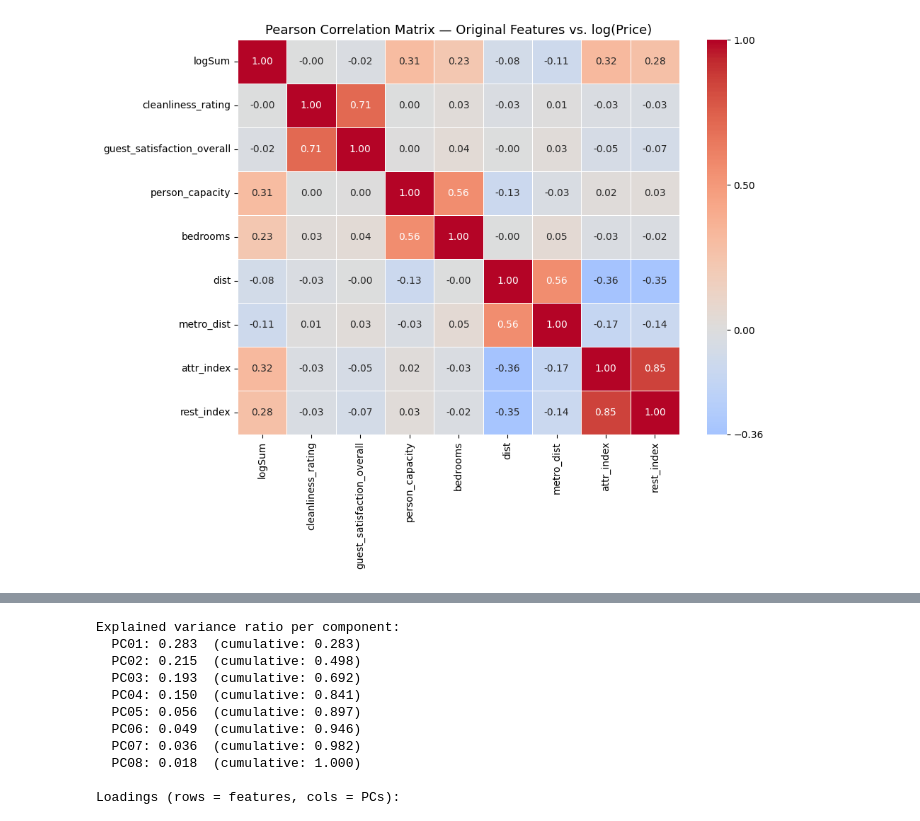
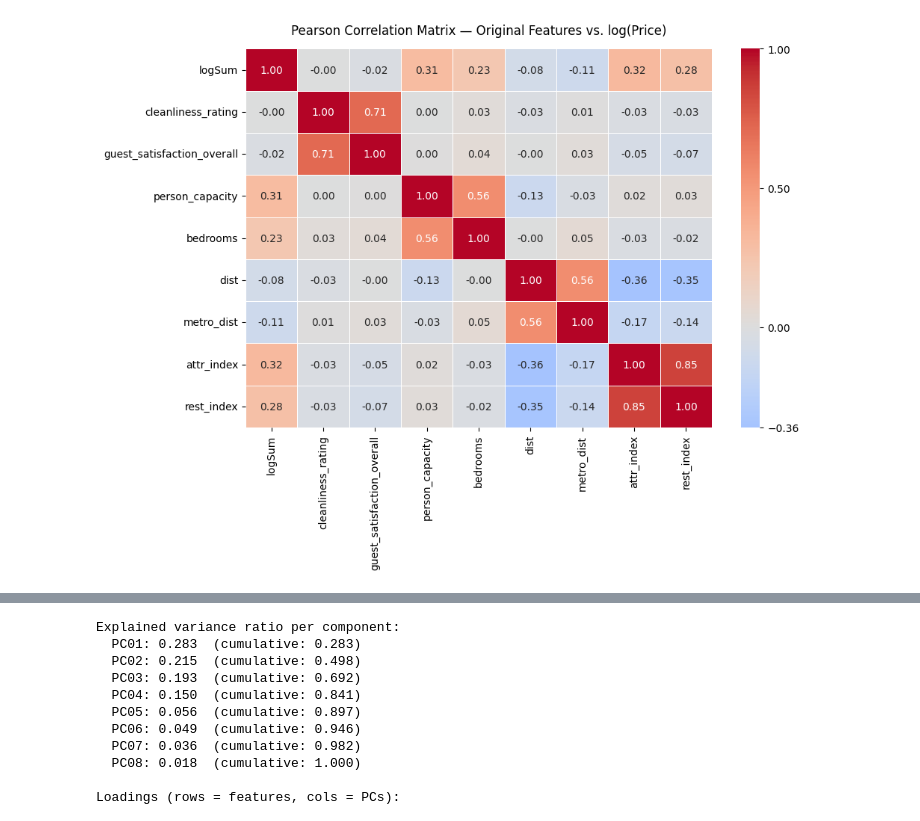
Before and after one commit to ShenghaoXue/MATH-189-Project-SP26, a Jupyter notebook: section5_advanced.ipynb, the cells around one changed output, grey strips where cells are left out. Drawn from its saved outputs; the diff is of its cells as text; code cells hidden in the pictures.

Commit message:
Refine section 5 advanced modeling workflow

```diff
--- a/section5_advanced.ipynb
+++ b/section5_advanced.ipynb
@@ -25,33 +44,33 @@ df.head()
 # %%
-# --- Correlation Matrix: Original Features ---
-
+# Plot original-feature correlations.
 numeric_cols = [
     "logSum",
     "cleanliness_rating",
     "guest_satisfaction_overall",
     "person_capacity",
     "bedrooms",
     "dist",
     "metro_dist",
     "attr_index",
-    "rest_index"]
+    "rest_index",
+]
 
 corr_matrix_orig = df[numeric_cols].corr()
 
 fig, ax = plt.subplots(figsize=(10, 8))
 sns.heatmap(
     corr_matrix_orig,
     annot=True,
     fmt=".2f",
     cmap="coolwarm",
     center=0,
     linewidths=0.5,
     ax=ax,
     cbar_kws={"ticks": [1.0, 0.5, 0.0, -0.36]},
 )
-ax.set_title("Pearson Correlation Matrix — Original Features vs. log(Price)", fontsize=13)
-plt.tight_layout()
-# plt.savefig("plots/section5_PlotEDA1_correlationMatrixOriginal.png", dpi=300, bbox_inches="tight")
+ax.set_title("Pearson Correlation Matrix — Original Features vs. log(Price)", fontsize=12, pad=14, wrap=True)
+plt.tight_layout(rect=[0, 0, 1, 0.95])
+plt.savefig("plots/section5_PlotEDA1_correlationMatrixOriginal.png", dpi=300, bbox_inches="tight")
 plt.show()
 # %% [output]
-[figure, old version]
+[figure, new version]
```
Also changed, not shown: parts of 45 cells of this notebook, 33 other files.
